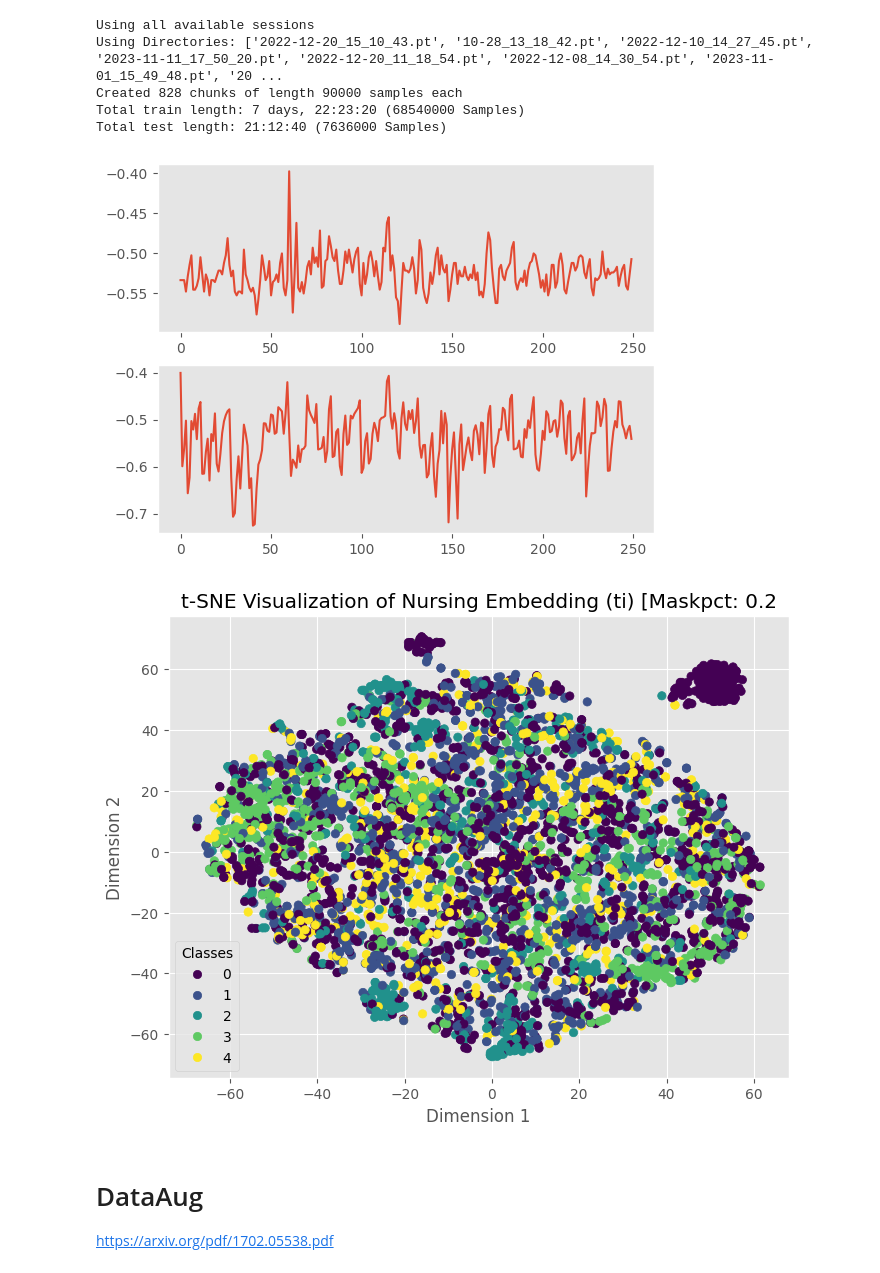
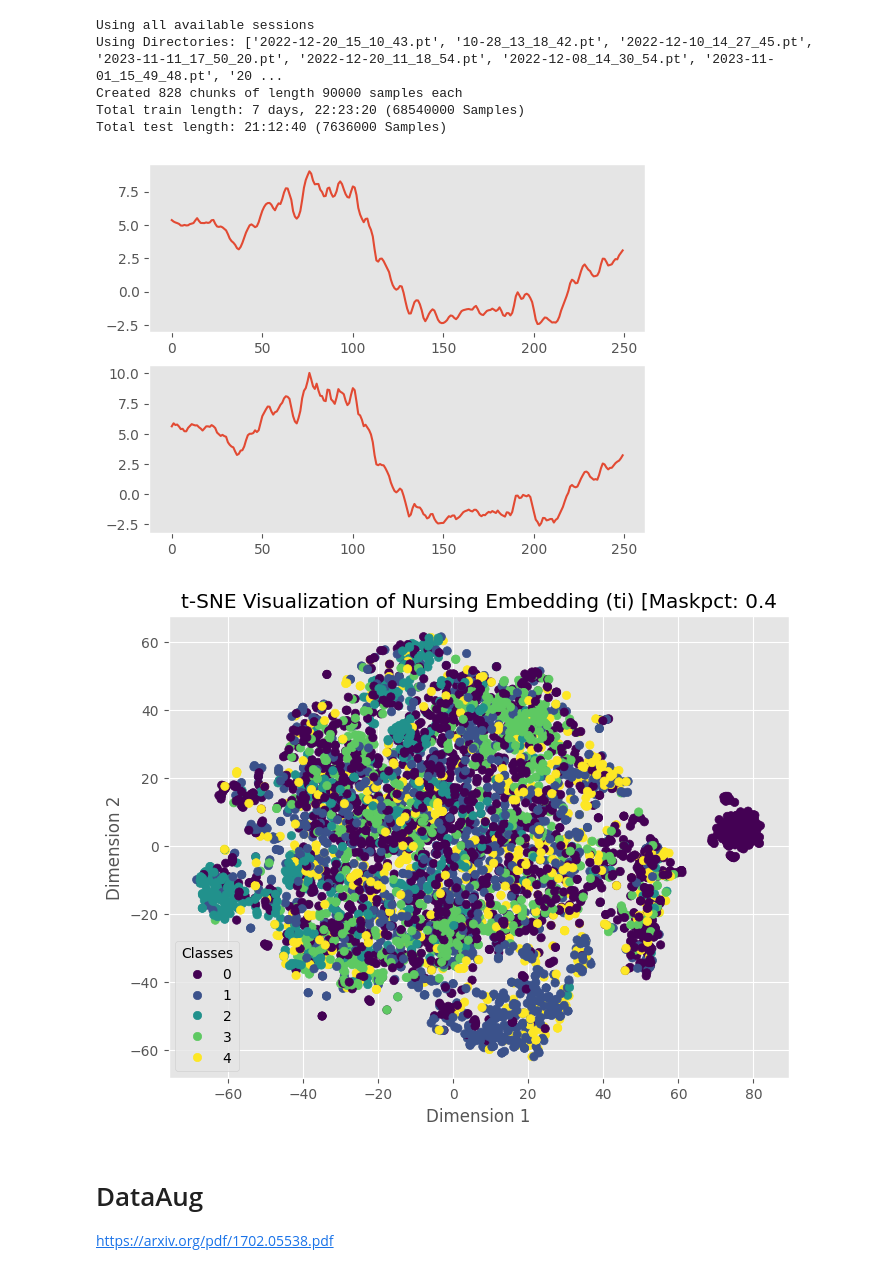
Before and after one commit to Musa-Azeem/eating-detection, a Jupyter notebook: 10_denoise.ipynb, the cells around one changed output. Saved outputs shown, nothing was run; the diff lists cells and outputs as text; code cells hidden in the pictures.

```diff
--- a/10_denoise.ipynb
+++ b/10_denoise.ipynb
@@ -18,5 +19,4 @@ import matplotlib.pyplot as plt
 # %%
-from lib.models import DAE
 CONFIG = {
     'WINDOW_SIZE':2001,
     'WINDOW_STRIDE':2001 // 4,
@@ -30,7 +30,7 @@ CONFIG = {
     'DEVICE': 'cuda:1',
     'DEPTHI': [2,2],
     'WIDTHI': [48,128],
-    'MASKPCT': 0.2,
+    'MASKPCT': 0.4,
     'PDROPOUT': 0.0
 }
 
@@ -58,7 +58,7 @@ model = DAE(CONFIG=CONFIG).to(CONFIG['DEVICE'])
 criterion = nn.MSELoss()
 optimizer = torch.optim.Adam(model.parameters(), lr=CONFIG['LEARNING_RATE'])
 
-outdir = f'dev/10_dae/mask20-3layer'
+outdir = f'dev/10_dae/mask60'
 optimization_loop_xonly(
     model,
     trainloader,
@@ -81,32 +81,34 @@ Total train length: 7 days, 22:23:20 (68540000 Samples)
 Total test length: 21:12:40 (7636000 Samples)
 # %%
 import matplotlib.pyplot as plt
+model = DAE(CONFIG=CONFIG).to(CONFIG['DEVICE'])
+model.load_state_dict(torch.load(f'dev/10_dae/mask20-156/best_model.pt'))
 # CONFIG = {
 #     'WINDOW_SIZE':2001,
 #     'WINDOW_STRIDE':2001,
 #     'NURSING_STRIDE': 2001 // 16,
 #     'BATCH_SIZE': 256,
 #     'LEARNING_RATE': 1e-3,
 #     'CLASS_LR': 3e-4,
 #     'ENC_LEARNING_RATE': 5e-5,
 #     'TEST_SIZE': 0.1,
 #     'NURSING_TEST_SIZE': 0.25,
 #     'DEVICE': 'cuda:1',
 #     'DEPTHI': [1],
 #     'WIDTHI': [64],
 #     'MASKPCT': 0.0,
 #     'PDROPOUT': 0.0
 # }
 # model = RegNetDAEv3(CONFIG=CONFIG)
 X = next(iter(trainloader))
 x = model(X.to(CONFIG['DEVICE']))
 fig, axes = plt.subplots(2)
 axes[0].plot(X[4,0,:250].detach().cpu().numpy())
 axes[1].plot(x[4,0,:250].detach().cpu().numpy())
 for ax in axes:
     ax.grid()
 # %% [output]
-[figure, old version]
+[figure, new version]
 # %%
 
 X = next(iter(testloader))
@@ -173,7 +175,7 @@ plt.show()
 # 'Medication':3,
 # 'Smoking':4,
 # %% [output]
-[figure, old version]
+[figure, new version]
 # %% [markdown]
 # DataAug
 
```
Also changed, not shown: parts of 1 cell of this notebook, 4 other files.
